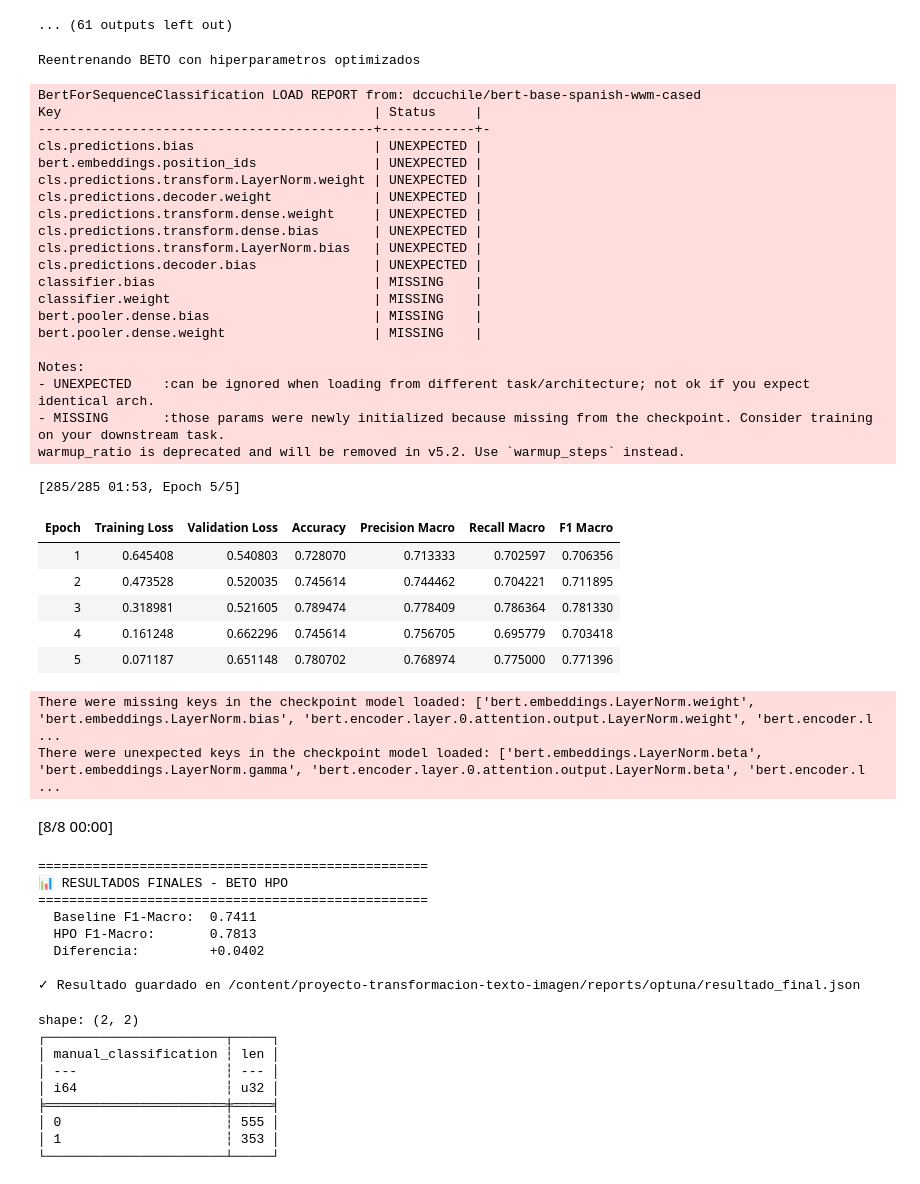
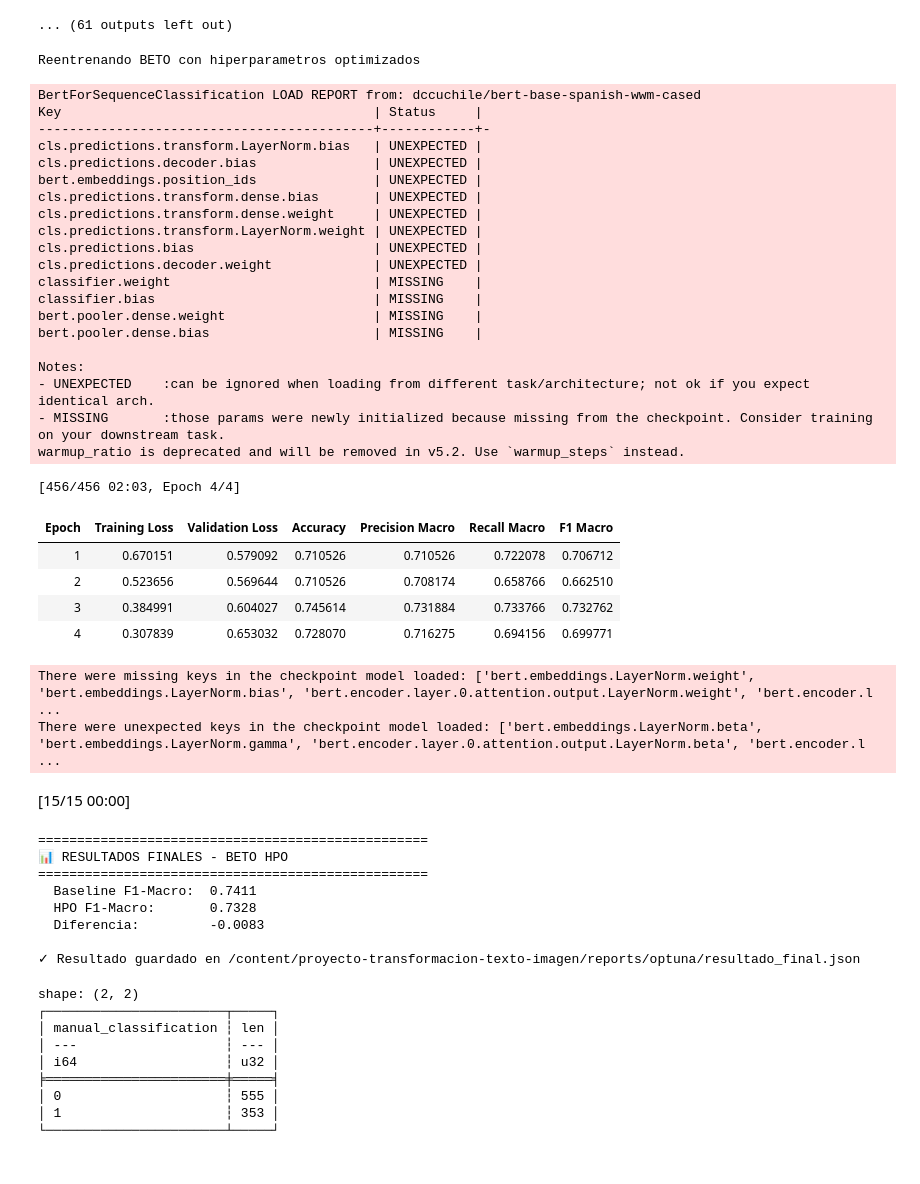
Before and after one commit to Santiago-Soria/proyecto-transformacion-texto-imagen, a Jupyter notebook: notebooks/3_hyperparameter_tuning.ipynb, the cells around one changed output. Saved outputs shown, nothing was run; the diff lists cells and outputs as text; code cells hidden in the pictures.

```diff
--- a/notebooks/3_hyperparameter_tuning.ipynb
+++ b/notebooks/3_hyperparameter_tuning.ipynb
@@ -306,11 +306,11 @@ import json
 print(f"Reentrenando BETO con hiperparametros optimizados\n")
 
 best = {
-    'learning_rate': 2.3048016342698774e-05,
-    'batch_size':    16,
-    'weight_decay':  0.06379717552110609,
-    'num_epochs':    5,
-    'warmup_ratio':  0.0013564417879888579
+    'learning_rate': 1.0643090454382045e-05,
+    'batch_size':    8,
+    'weight_decay':  0.02804067960331229,
+    'num_epochs':    4,
+    'warmup_ratio':  0.11034302016226369
 }
 
 FINAL_OUTPUT_DIR = f'{PROJECT_ROOT}/models/checkpoints/beto_hpo_final'
@@ -318,7 +318,7 @@ tokenizer = AutoTokenizer.from_pretrained(MODEL_NAME)
 model     = AutoModelForSequenceClassification.from_pretrained(MODEL_NAME, num_labels=2)
 
 train_ds  = DepressionDataset(X_train, y_train, tokenizer)
-val_ds    = DepressionDataset(X_test,  y_test,  tokenizer)
+val_ds    = DepressionDataset(X_val,  y_val,  tokenizer)
 
 final_args = TrainingArguments(
     output_dir                  = FINAL_OUTPUT_DIR,
@@ -362,56 +362,55 @@ print(f"  Diferencia:         {delta:+.4f}")
 
 # Guardar resultado final
 final_result = {
     'experiment':   'Exp_4.1_BETO_HPO',
     'model':        MODEL_NAME,
     'best_params':  best,
     'baseline_f1':  0.7411,
     'hpo_f1':       final_metrics['eval_f1_macro'],
     'delta':        delta,
     'all_metrics':  final_metrics
 }
 with open(f'{RESULTS_DIR}/resultado_final.json', 'w') as f:
     json.dump(final_result, f, indent=4)
 
 print(f"\n✓ Resultado guardado en {RESULTS_DIR}/resultado_final.json")
 # %% [output]
 Reentrenando BETO con hiperparametros optimizados
 BertForSequenceClassification LOAD REPORT from: dccuchile/bert-base-spanish-wwm-cased
 Key                                        | Status     |
 -------------------------------------------+------------+-
-cls.predictions.bias                       | UNEXPECTED |
-bert.embeddings.position_ids               | UNEXPECTED |
-cls.predictions.transform.LayerNorm.weight | UNEXPECTED |
-cls.predictions.decoder.weight             | UNEXPECTED |
-cls.predictions.transform.dense.weight     | UNEXPECTED |
-cls.predictions.transform.dense.bias       | UNEXPECTED |
 cls.predictions.transform.LayerNorm.bias   | UNEXPECTED |
 cls.predictions.decoder.bias               | UNEXPECTED |
+bert.embeddings.position_ids               | UNEXPECTED |
+cls.predictions.transform.dense.bias       | UNEXPECTED |
+cls.predictions.transform.dense.weight     | UNEXPECTED |
+cls.predictions.transform.LayerNorm.weight | UNEXPECTED |
+cls.predictions.bias                       | UNEXPECTED |
+cls.predictions.decoder.weight             | UNEXPECTED |
+classifier.weight                          | MISSING    |
 classifier.bias                            | MISSING    |
-classifier.weight                          | MISSING    |
+bert.pooler.dense.weight                   | MISSING    |
 bert.pooler.dense.bias                     | MISSING    |
-bert.pooler.dense.weight                   | MISSING    |
 
 Notes:
 - UNEXPECTED    :can be ignored when loading from different task/architecture; not ok if you expect identical arch.
 - MISSING       :those params were newly initialized because missing from the checkpoint. Consider training on your downstream task.
 warmup_ratio is deprecated and will be removed in v5.2. Use `warmup_steps` instead.
-[285/285 01:53, Epoch 5/5]
+[456/456 02:03, Epoch 4/4]
 | Epoch | Training Loss | Validation Loss | Accuracy | Precision Macro | Recall Macro | F1 Macro |
-| 1 | 0.645408 | 0.540803 | 0.728070 | 0.713333 | 0.702597 | 0.706356 |
-| 2 | 0.473528 | 0.520035 | 0.745614 | 0.744462 | 0.704221 | 0.711895 |
-| 3 | 0.318981 | 0.521605 | 0.789474 | 0.778409 | 0.786364 | 0.781330 |
-| 4 | 0.161248 | 0.662296 | 0.745614 | 0.756705 | 0.695779 | 0.703418 |
-| 5 | 0.071187 | 0.651148 | 0.780702 | 0.768974 | 0.775000 | 0.771396 |
+| 1 | 0.670151 | 0.579092 | 0.710526 | 0.710526 | 0.722078 | 0.706712 |
+| 2 | 0.523656 | 0.569644 | 0.710526 | 0.708174 | 0.658766 | 0.662510 |
+| 3 | 0.384991 | 0.604027 | 0.745614 | 0.731884 | 0.733766 | 0.732762 |
+| 4 | 0.307839 | 0.653032 | 0.728070 | 0.716275 | 0.694156 | 0.699771 |
 There were missing keys in the checkpoint model loaded: ['bert.embeddings.LayerNorm.weight', 'bert.embeddings.LayerNorm.bias', 'bert.encoder.layer.0.attention.output.LayerNorm.weight', 'bert.encoder.l ...
 There were unexpected keys in the checkpoint model loaded: ['bert.embeddings.LayerNorm.beta', 'bert.embeddings.LayerNorm.gamma', 'bert.encoder.layer.0.attention.output.LayerNorm.beta', 'bert.encoder.l ...
-[8/8 00:00]
+[15/15 00:00]
 ==================================================
 📊 RESULTADOS FINALES - BETO HPO
 ==================================================
   Baseline F1-Macro:  0.7411
-  HPO F1-Macro:       0.7813
-  Diferencia:         +0.0402
+  HPO F1-Macro:       0.7328
+  Diferencia:         -0.0083
 
 ✓ Resultado guardado en /content/proyecto-transformacion-texto-imagen/reports/optuna/resultado_final.json
 # %%
```
Also changed, not shown: parts of 4 cells of this notebook.
